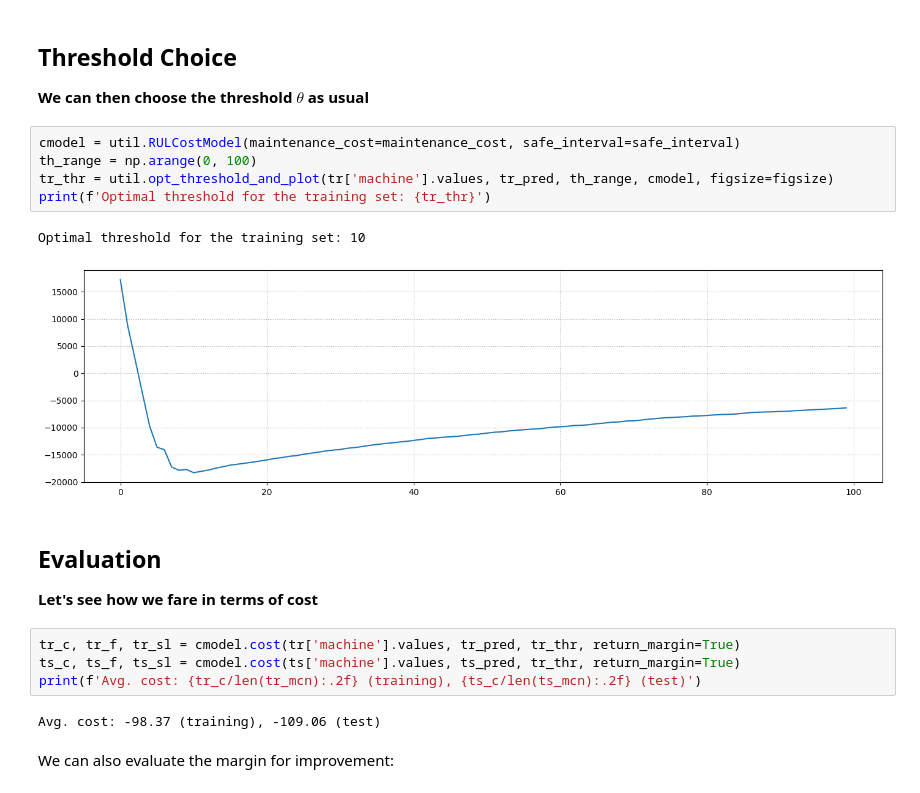
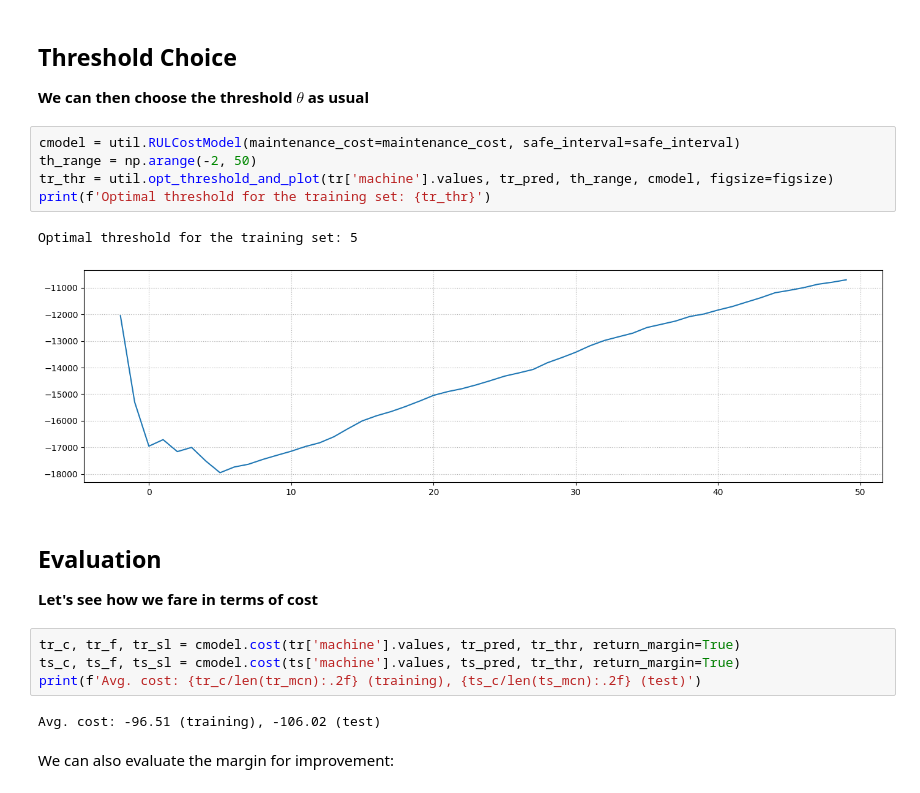
Before and after one commit to a3i-2024-2025/04-rul, a Jupyter notebook: notebooks/2. RUL Prediction as Regression.ipynb, the cells around one changed output. Drawn from its saved outputs; the diff is of its cells as text.

```diff
--- a/notebooks/2. RUL Prediction as Regression.ipynb
+++ b/notebooks/2. RUL Prediction as Regression.ipynb
@@ -426,12 +429,12 @@ Name: cycle, dtype: float64
 **We can then choose the threshold $\theta$ as usual**
 # %%
 cmodel = util.RULCostModel(maintenance_cost=maintenance_cost, safe_interval=safe_interval)
-th_range = np.arange(0, 100)
+th_range = np.arange(-2, 50)
 tr_thr = util.opt_threshold_and_plot(tr['machine'].values, tr_pred, th_range, cmodel, figsize=figsize)
 print(f'Optimal threshold for the training set: {tr_thr}')
 # %% [output]
-Optimal threshold for the training set: 10
+Optimal threshold for the training set: 5
-[figure, old version]
+[figure, new version]
 # %% [markdown]
 ## Evaluation
 
@@ -441,7 +444,7 @@ tr_c, tr_f, tr_sl = cmodel.cost(tr['machine'].values, tr_pred, tr_thr, return_ma
 ts_c, ts_f, ts_sl = cmodel.cost(ts['machine'].values, ts_pred, tr_thr, return_margin=True)
 print(f'Avg. cost: {tr_c/len(tr_mcn):.2f} (training), {ts_c/len(ts_mcn):.2f} (test)')
 # %% [output]
-Avg. cost: -98.37 (training), -109.06 (test)
+Avg. cost: -96.51 (training), -106.02 (test)
 # %% [markdown]
 We can also evaluate the margin for improvement:
 # %%
```
Also changed, not shown: parts of 9 cells of this notebook, 5 other files.
